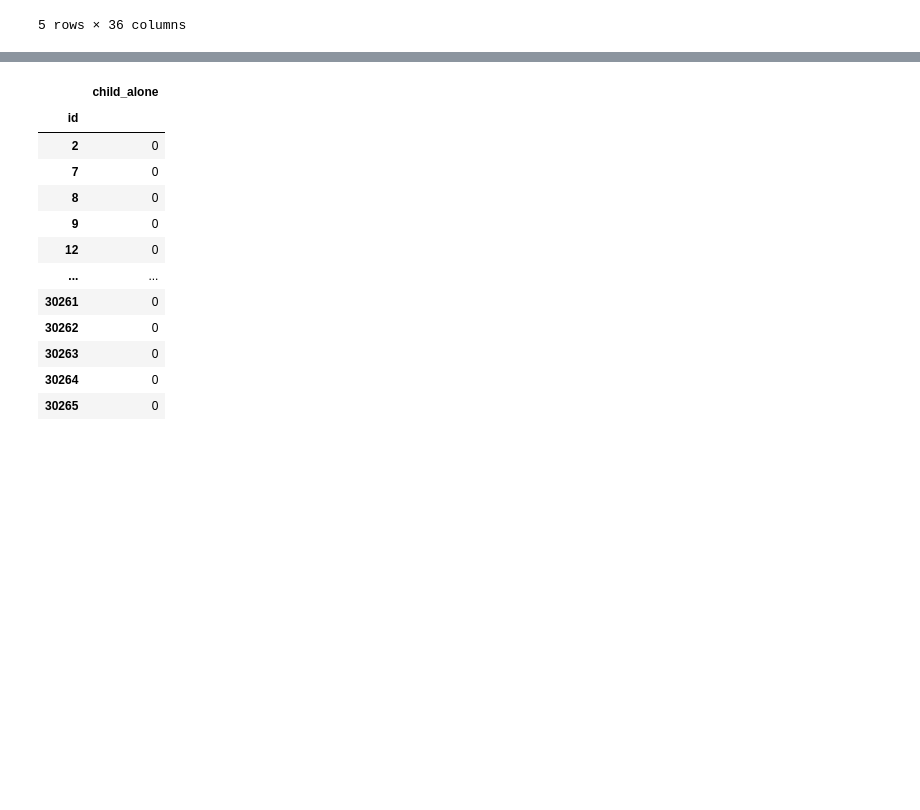
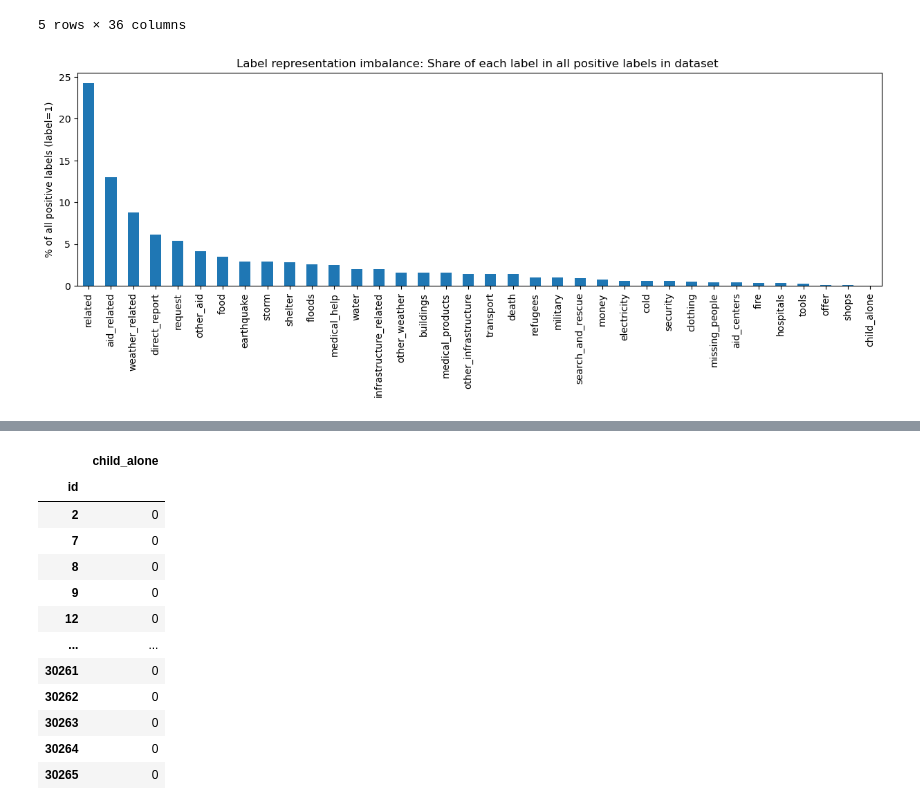
Before and after one commit to LaurentVeyssier/Disaster_Response_Pipeline, a Jupyter notebook: ETL Pipeline Preparation.ipynb, the cells around one changed output, grey strips where cells are left out. Saved outputs shown, nothing was run; the diff lists cells and outputs as text; code cells hidden in the pictures; blank space fills up the shorter version.

```diff
--- a/ETL Pipeline Preparation.ipynb
+++ b/ETL Pipeline Preparation.ipynb
@@ -175,6 +175,13 @@ categories.head()
 | 9 | 1 | 1 | 0 | 1 | 0 | 1 | 0 | 0 | ... |
 | 12 | 1 | 0 | 0 | 0 | 0 | 0 | 0 | 0 | ... |
 5 rows × 36 columns
+# %%
+(categories.sum(axis=0) / categories.sum().sum() * 100).round(1).sort_values(ascending=False).plot(kind='bar', figsize=(15,4))
+plt.ylabel('% of all positive labels (label=1)')
+plt.title('Label representation imbalance: Share of each label in all positive labels in dataset ')
+plt.show()
+# %% [output]
+[figure, added]
 # %%
 (categories.sum(axis=0) / len(categories) * 100).round(1).sort_values(ascending=False).plot(kind='bar', figsize=(15,4))
 plt.ylabel('% of records')
```
Also changed, not shown: parts of 1 cell of this notebook, 4 other files.
